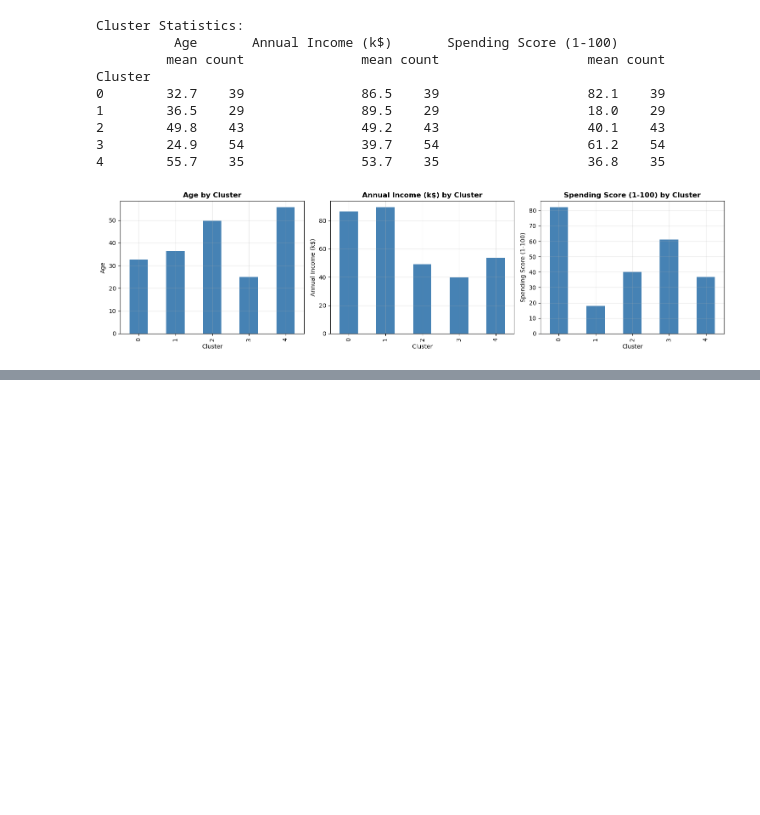
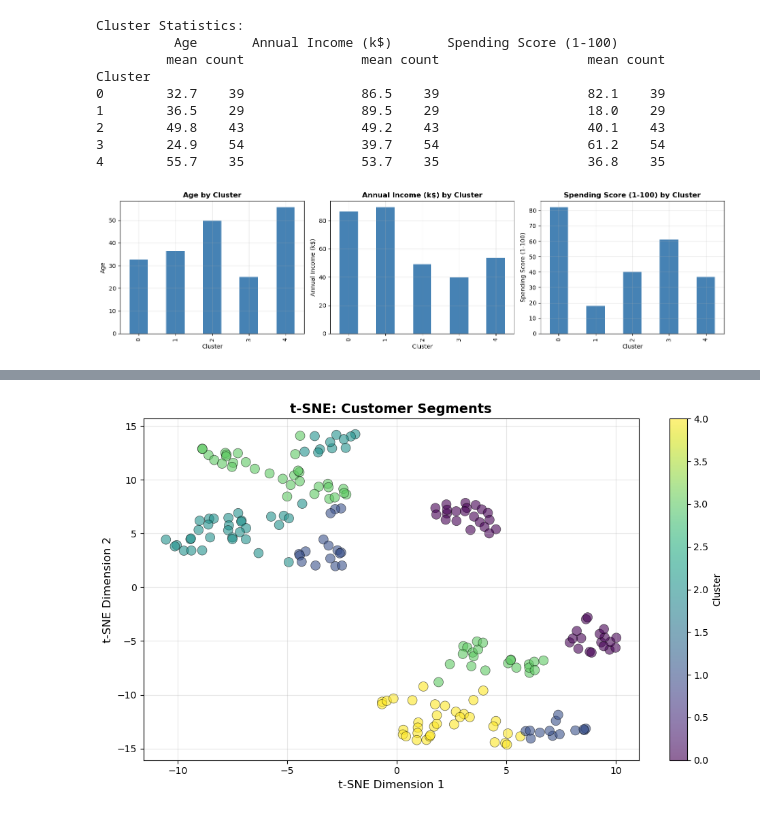
Before and after one commit to alexliu409/mini_project-3, a Jupyter notebook: notebooks/analysis.ipynb, the cells around one changed output, grey strips where cells are left out. Saved outputs shown, nothing was run; the diff lists cells and outputs as text; code cells hidden in the pictures; blank space fills up the shorter version.

```diff
--- a/notebooks/analysis.ipynb
+++ b/notebooks/analysis.ipynb
@@ -197,0 +255,19 @@ from sklearn.ensemble import IsolationForest
+# %%
+from sklearn.manifold import TSNE
+# Apply t-SNE
+tsne = TSNE(n_components=2, random_state=42, perplexity=30)
+X_tsne = tsne.fit_transform(X_scaled)
+
+# Visualize t-SNE
+plt.figure(figsize=(10, 6))
+scatter = plt.scatter(X_tsne[:, 0], X_tsne[:, 1], c=clusters, cmap='viridis',
+                     s=100, alpha=0.6, edgecolors='black', linewidth=0.5)
+plt.xlabel('t-SNE Dimension 1', fontsize=12)
+plt.ylabel('t-SNE Dimension 2', fontsize=12)
+plt.title('t-SNE: Customer Segments', fontsize=14, fontweight='bold')
+plt.colorbar(scatter, label='Cluster')
+plt.grid(True, alpha=0.3)
+plt.tight_layout()
+plt.show()
+# %% [output]
+[figure, added]
```
Also changed, not shown: parts of 3 cells of this notebook.
